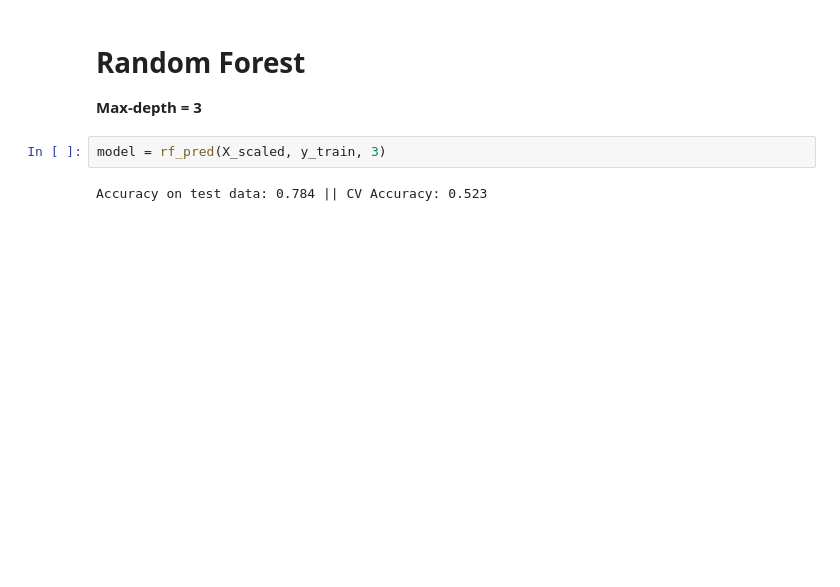
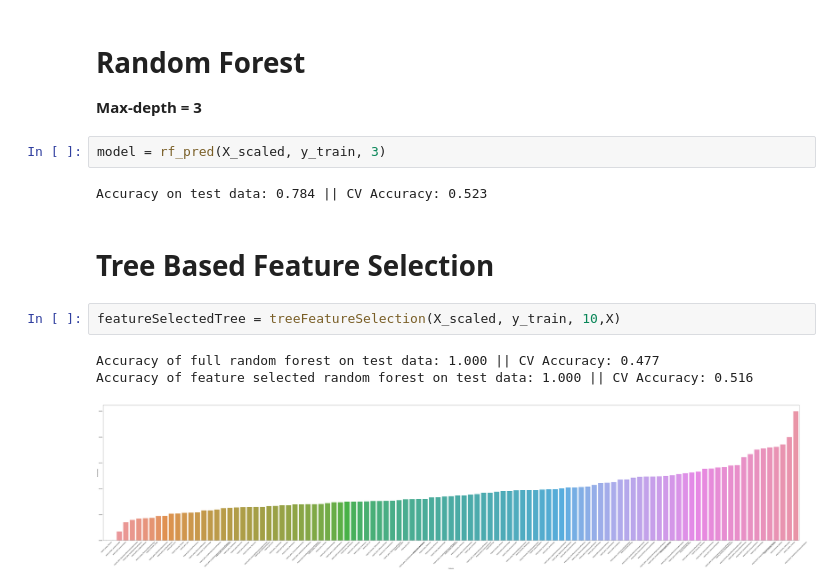
Before and after one commit to Jpham303/covid_19_severity_prediction, a Jupyter notebook: Modeling.ipynb, the cells around one changed output. Drawn from its saved outputs; the diff is of its cells as text; blank space fills up the shorter version.

Commit message:
Added Tree Based Feature Selection

```diff
--- a/Modeling.ipynb
+++ b/Modeling.ipynb
@@ -207,3 +226,11 @@ Accuracy on test data: 1.000 || CV Accuracy: 0.463
 model = rf_pred(X_scaled, y_train, 3)
 # %% [output]
 Accuracy on test data: 0.784 || CV Accuracy: 0.523
+# %% [markdown]
+#  Tree Based Feature Selection
+# %%
+featureSelectedTree = treeFeatureSelection(X_scaled, y_train, 10,X)
+# %% [output]
+Accuracy of full random forest on test data: 1.000 || CV Accuracy: 0.477
+Accuracy of feature selected random forest on test data: 1.000 || CV Accuracy: 0.516
+[figure, added]
```
Also changed, not shown: parts of 9 cells of this notebook, 1 other file.
